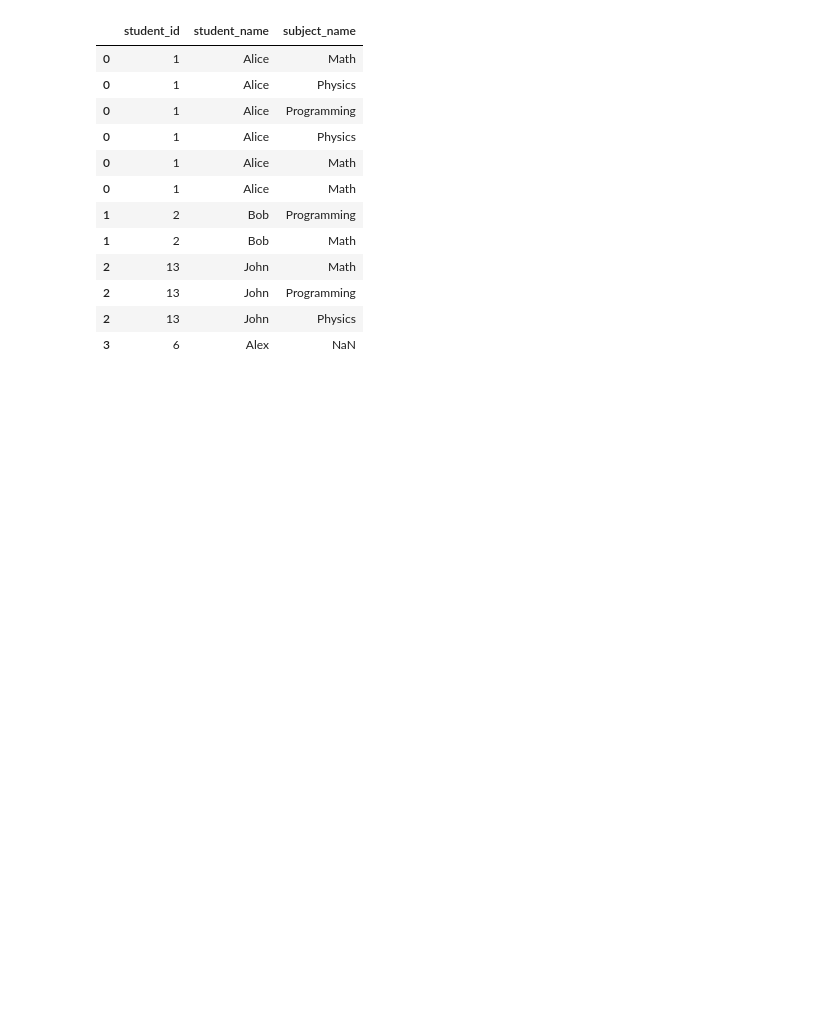
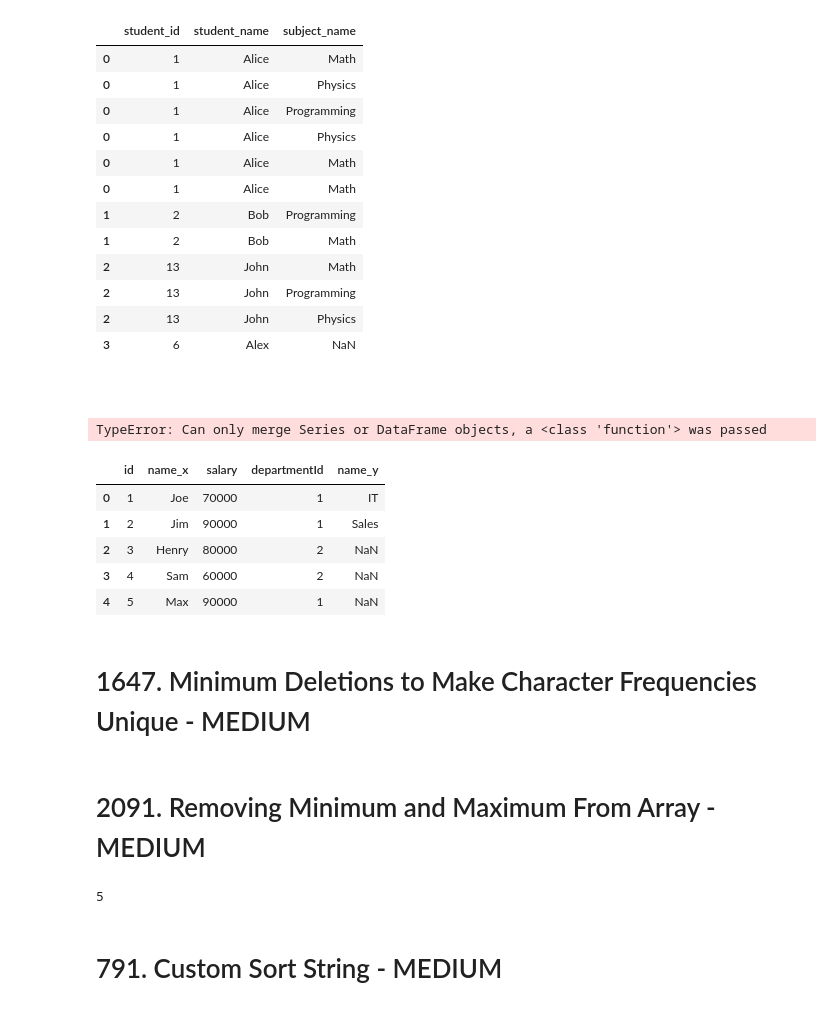
Before and after one commit to d3nnis2001/LeetCode, a Jupyter notebook: 2023/september.ipynb, the cells around one changed output. Saved outputs shown, nothing was run; the diff lists cells and outputs as text; code cells hidden in the pictures; blank space fills up the shorter version.

Commit message:
daily 3 mediums solved

```diff
--- a/2023/september.ipynb
+++ b/2023/september.ipynb
@@ -419,3 +419,44 @@ students_and_examinations(students, subjects, examinations)
 | 2 | 13 | John | Programming |
 | 2 | 13 | John | Physics |
 | 3 | 6 | Alex | NaN |
+# %% [markdown]
+#
+# %%
+import pandas as pd
+
+data = [[1, 'John', 100000, 6, '4/1/2006'], [2, 'Amy', 12000, 5, '5/1/2010'], [3, 'Mark', 65000, 12, '12/25/2008'], [4, 'Pam', 25000, 25, '1/1/2005'], [5, 'Alex', 5000, 10, '2/3/2007']]
+sales_person = pd.DataFrame(data, columns=['sales_id', 'name', 'salary', 'commission_rate', 'hire_date']).astype({'sales_id':'Int64', 'name':'object', 'salary':'Int64', 'commission_rate':'Int64', 'hire_date':'datetime64[ns]'})
+data = [[1, 'RED', 'Boston'], [2, 'ORANGE', 'New York'], [3, 'YELLOW', 'Boston'], [4, 'GREEN', 'Austin']]
+company = pd.DataFrame(data, columns=['com_id', 'name', 'city']).astype({'com_id':'Int64', 'name':'object', 'city':'object'})
+data = [[1, '1/1/2014', 3, 4, 10000], [2, '2/1/2014', 4, 5, 5000], [3, '3/1/2014', 1, 1, 50000], [4, '4/1/2014', 1, 4, 25000]]
+orders = pd.DataFrame(data, columns=['order_id', 'order_date', 'com_id', 'sales_id', 'amount']).astype({'order_id':'Int64', 'order_date':'datetime64[ns]', 'com_id':'Int64', 'sales_id':'Int64', 'amount':'Int64'})
+
+def sales_person(sales_person: pd.DataFrame, company: pd.DataFrame, orders: pd.DataFrame) -> pd.DataFrame:
+    result = pd.merge(sales_person, orders, on="sales_id", how="inner")
+    return result
+sales_person(sales_person, company, orders)
+# %% [output]
+TypeError: Can only merge Series or DataFrame objects, a <class 'function'> was passed
+# %%
+import pandas as pd
+
+data = [[1, 'Joe', 70000, 1], [2, 'Jim', 90000, 1], [3, 'Henry', 80000, 2], [4, 'Sam', 60000, 2], [5, 'Max', 90000, 1]]
+employee = pd.DataFrame(data, columns=['id', 'name', 'salary', 'departmentId']).astype({'id':'Int64', 'name':'object', 'salary':'Int64', 'departmentId':'Int64'})
+data = [[1, 'IT'], [2, 'Sales']]
+department = pd.DataFrame(data, columns=['id', 'name']).astype({'id':'Int64', 'name':'object'})
+
+def department_highest_salary(employee: pd.DataFrame, department: pd.DataFrame) -> pd.DataFrame:
+    department = department.rename(columns={"departmentId":"id"})
+    result = pd.merge(employee, department, on="id", how="left")
+    result = result
+    return result
+department_highest_salary(employee, department)
+# %% [output]
+|  | id | name_x | salary | departmentId | name_y |
+| 0 | 1 | Joe | 70000 | 1 | IT |
+| 1 | 2 | Jim | 90000 | 1 | Sales |
+| 2 | 3 | Henry | 80000 | 2 | NaN |
+| 3 | 4 | Sam | 60000 | 2 | NaN |
+| 4 | 5 | Max | 90000 | 1 | NaN |
+# %% [markdown]
+# 1647. Minimum Deletions to Make Character Frequencies Unique - MEDIUM
@@ -421,0 +487,20 @@ students_and_examinations(students, subjects, examinations)
+# %% [markdown]
+# 2091. Removing Minimum and Maximum From Array - MEDIUM
+# %%
+def minimumDeletions(nums):
+    max_index = nums.index(max(nums))
+    min_index = nums.index(min(nums))
+    len_num = len(nums)
+    min_left_right =  min((len_num - min_index + abs(0 - max_index) + 1), (len_num - max_index + abs(0 - min_index) + 1))
+    min_other = 0
+    if min_index < max_index:
+        min_other = min(max_index + 1, len_num - min_index)
+    else:
+        min_other = min(min_index + 1, len_num - max_index)
+    return min(min_other, min_left_right)
+
+minimumDeletions([2,10,7,5,4,1,8,6])
+# %% [output]
+5
+# %% [markdown]
+# 791. Custom Sort String - MEDIUM
```
Also changed, not shown: parts of 2 cells of this notebook.
